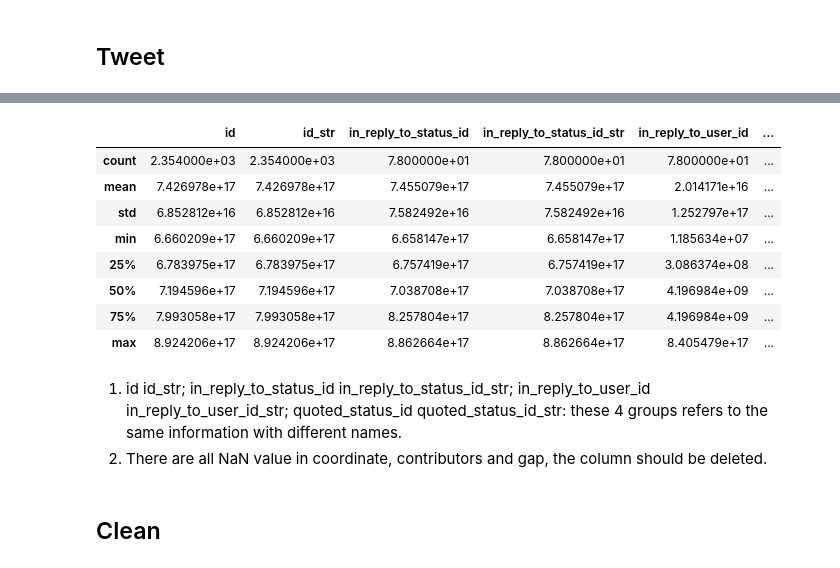
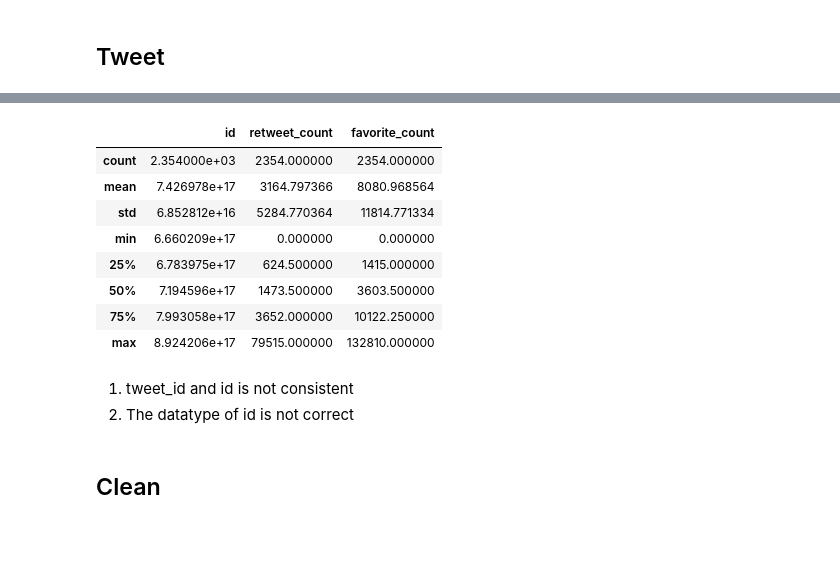
Before and after one commit to amanda1210/Twitter_dogimange_analysis, a Jupyter notebook: tweet_analysis.ipynb, the cells around one changed output, grey strips where cells are left out. Drawn from its saved outputs; the diff is of its cells as text; code cells hidden in the pictures; blank space fills up the shorter version.

```diff
--- a/tweet_analysis.ipynb
+++ b/tweet_analysis.ipynb
@@ -219,3 +220,5 @@ tweet.sample(3)
 3 rows × 31 columns
+# %%
+tweet_new=tweet[['created_at','id','source','lang','retweet_count','favorite_count']]
 # %%
 #Check data type
@@ -261,20 +244,20 @@ quoted_status                    2326
 dtype: int64
 # %%
 #Check data statistics
-tweet.describe()
+tweet_new.describe()
 # %% [output]
-|  | id | id_str | in_reply_to_status_id | in_reply_to_status_id_str | in_reply_to_user_id | ... |
-| count | 2.354000e+03 | 2.354000e+03 | 7.800000e+01 | 7.800000e+01 | 7.800000e+01 | ... |
-| mean | 7.426978e+17 | 7.426978e+17 | 7.455079e+17 | 7.455079e+17 | 2.014171e+16 | ... |
-| std | 6.852812e+16 | 6.852812e+16 | 7.582492e+16 | 7.582492e+16 | 1.252797e+17 | ... |
-| min | 6.660209e+17 | 6.660209e+17 | 6.658147e+17 | 6.658147e+17 | 1.185634e+07 | ... |
-| 25% | 6.783975e+17 | 6.783975e+17 | 6.757419e+17 | 6.757419e+17 | 3.086374e+08 | ... |
-| 50% | 7.194596e+17 | 7.194596e+17 | 7.038708e+17 | 7.038708e+17 | 4.196984e+09 | ... |
-| 75% | 7.993058e+17 | 7.993058e+17 | 8.257804e+17 | 8.257804e+17 | 4.196984e+09 | ... |
-| max | 8.924206e+17 | 8.924206e+17 | 8.862664e+17 | 8.862664e+17 | 8.405479e+17 | ... |
+|  | id | retweet_count | favorite_count |
+| count | 2.354000e+03 | 2354.000000 | 2354.000000 |
+| mean | 7.426978e+17 | 3164.797366 | 8080.968564 |
+| std | 6.852812e+16 | 5284.770364 | 11814.771334 |
+| min | 6.660209e+17 | 0.000000 | 0.000000 |
+| 25% | 6.783975e+17 | 624.500000 | 1415.000000 |
+| 50% | 7.194596e+17 | 1473.500000 | 3603.500000 |
+| 75% | 7.993058e+17 | 3652.000000 | 10122.250000 |
+| max | 8.924206e+17 | 79515.000000 | 132810.000000 |
-# %% [markdown]
-1. id	id_str;	in_reply_to_status_id	in_reply_to_status_id_str;	in_reply_to_user_id	in_reply_to_user_id_str; quoted_status_id	quoted_status_id_str: these 4 groups refers to the same information with different names.
-2. There are all NaN value in coordinate, contributors and gap, the column should be deleted.
+# %% [markdown]
+1. tweet_id and id is not consistent
+2. The datatype of id is not correct
 # %% [markdown]
 ## Clean
 # %% [markdown]
```
Also changed, not shown: parts of 51 cells of this notebook, 5 other files.
